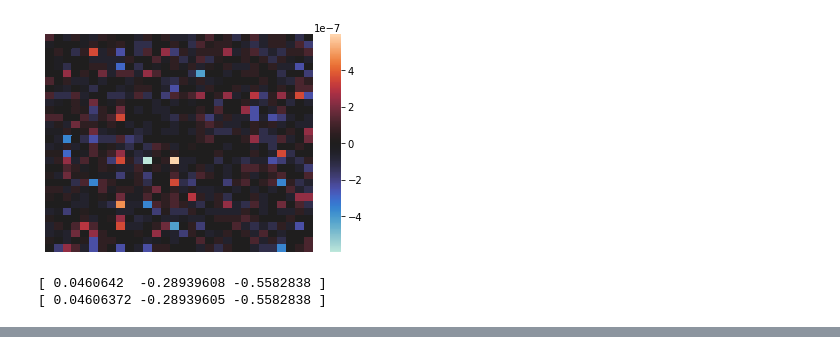
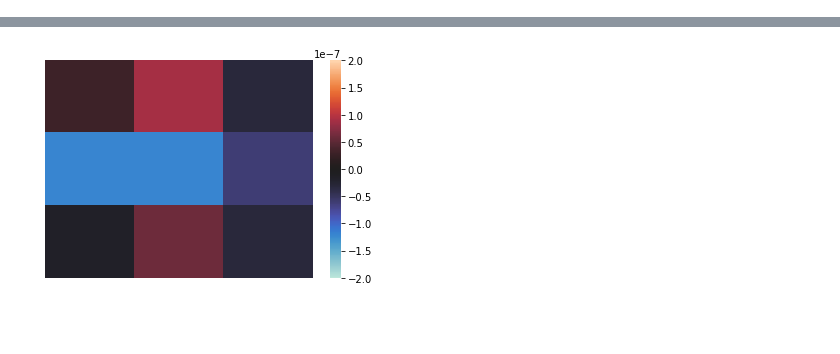
Before and after one commit to boc0/gdml, a Jupyter notebook: dipole.ipynb, the cells around one changed output, grey strips where cells are left out. Drawn from its saved outputs; the diff is of its cells as text; code cells hidden in the pictures; blank space fills up the shorter version.

```diff
--- a/dipole.ipynb
+++ b/dipole.ipynb
@@ -94,0 +77,13 @@ def hess_ij(H):
+# %%
+def hess_at(H, i, j):
+    return H[i, :, j, :]
+
+def symmetric(H):
+    return np.allclose(H, H.T)
+
+for k in range(3):
+    H = _hess(X[k])
+    for i in range(4):
+        for j in range(4):
+            print(symmetric(hess_at(H, i, j) + hess_at(H, j, i)), end=' ')
+    print()
@@ -95,6 +94,6 @@ def hess_ij(H):
 # %%
 @jit
-def kernel(x, x_):
-    _gaussian = partial(gaussian, x)
+def kernel(x, x_, sigma=1):
+    _gaussian = partial(gaussian, x, sigma=sigma)
     hess = hessian(_gaussian)
-    return hess_ij(hess(x_))
+    return np.sum(hess(x_), axis=(0, 2))
@@ -145,4 +99,0 @@ def matrix_heatmap(matrix, plt=plt, **kwargs):
-# %%
-matrix_heatmap(K, center=0)
-# %% [output]
-[figure, removed]
@@ -161,7 +100,3 @@ def predict(x, samples=samples, X=X, alphas=alphas):
-# %%
-y = y[:10].reshape(10, 3)
-print(predict(X[9]))
-print(y[9])
-# %% [output]
-[ 0.0460642  -0.28939608 -0.5582838 ]
-[ 0.04606372 -0.28939605 -0.5582838 ]
+# %%
+heatmap_animation(lambda i: kernel(X[0], X[i]), name='kernels', center=0, vmax=2*1e-7, vmin=-2*1e-7)
+# %% [output]
@@ -167,0 +104 @@ print(y[9])
+[figure, added]
```
Also changed, not shown: parts of 36 cells of this notebook, 1 other file.
